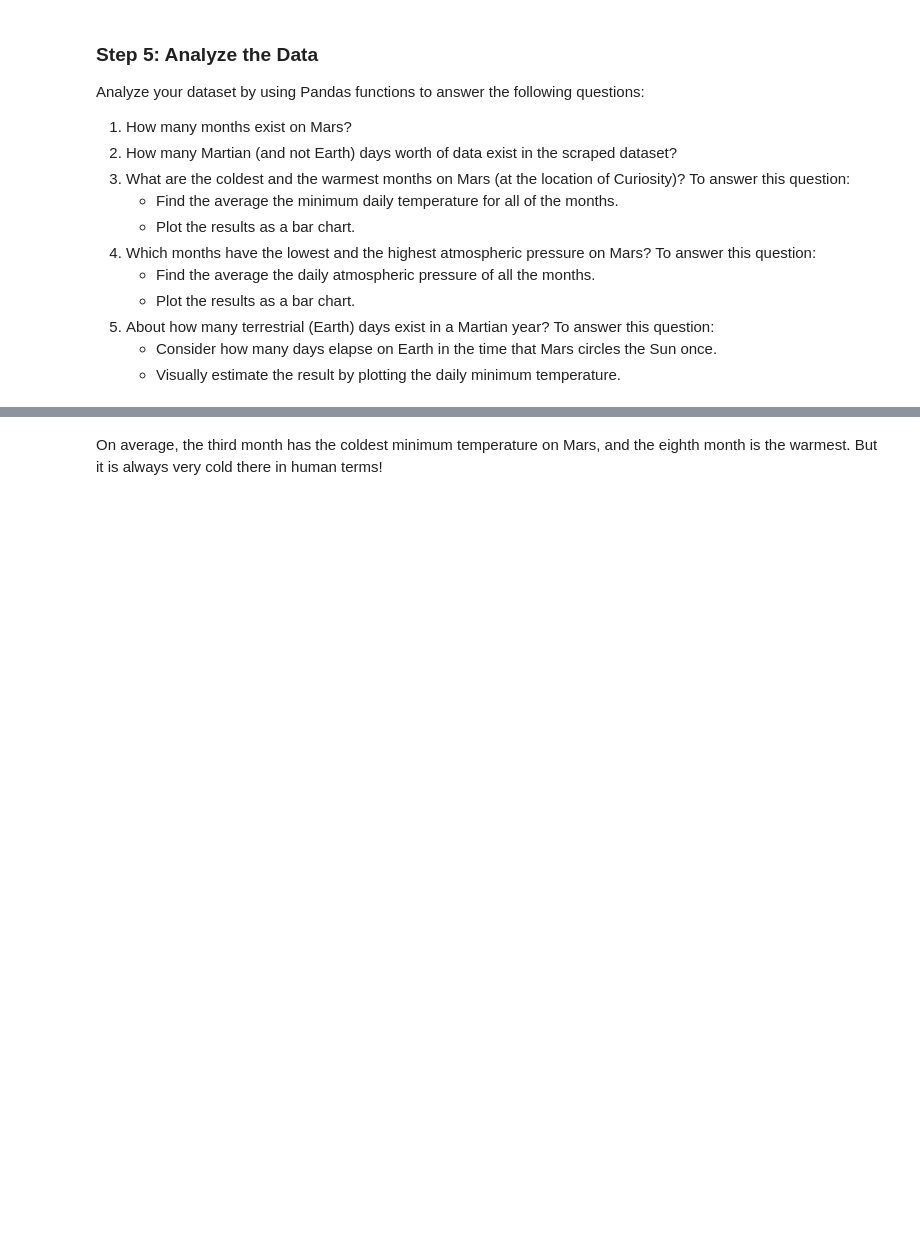
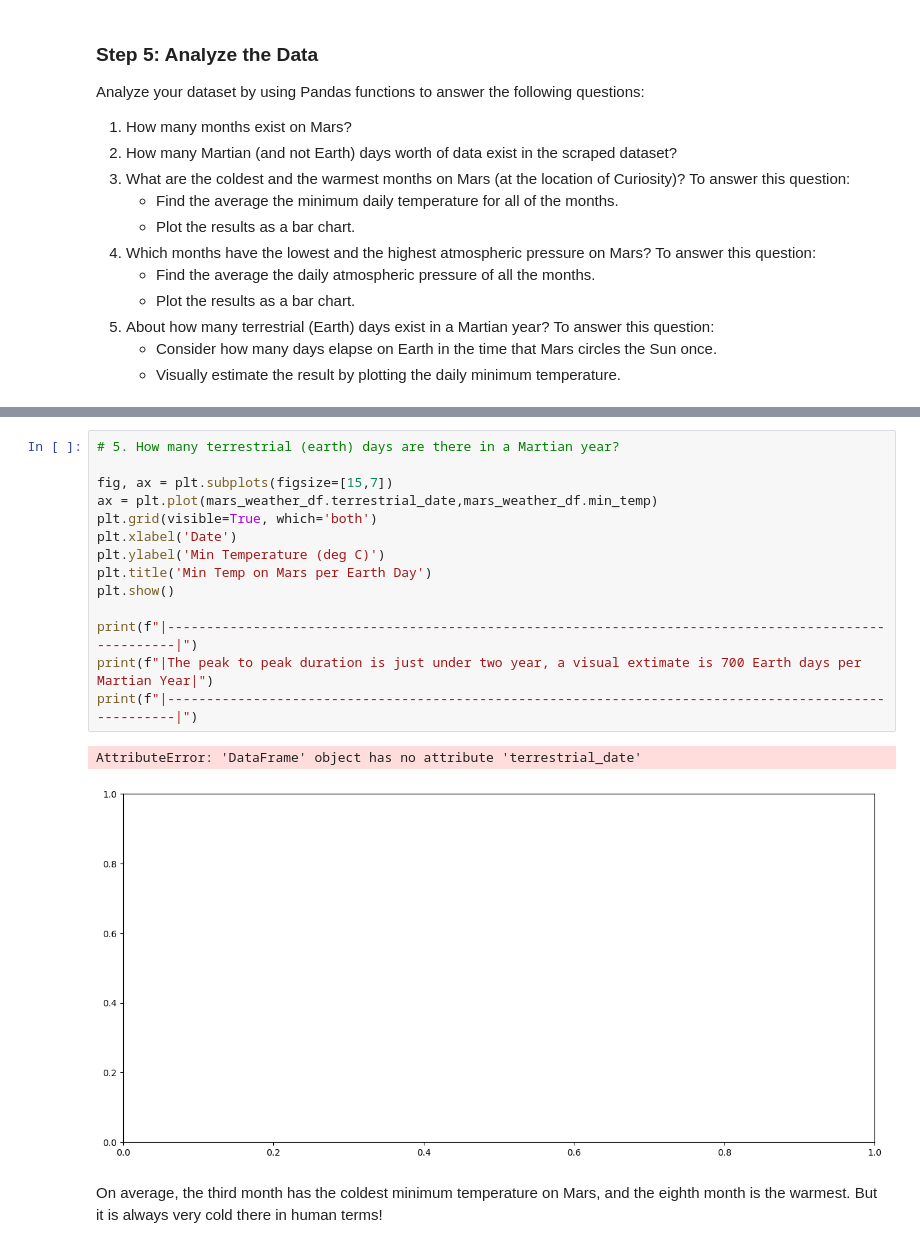
Before and after one commit to emichellet/mars_challenge, a Jupyter notebook: part_2_mars_weather.ipynb, the cells around one changed output, grey strips where cells are left out. Drawn from its saved outputs; the diff is of its cells as text; blank space fills up the shorter version.

```diff
--- a/part_2_mars_weather.ipynb
+++ b/part_2_mars_weather.ipynb
@@ -233,3 +204,20 @@ Name: pressure, dtype: float64
+# %%
+# 5. How many terrestrial (earth) days are there in a Martian year?
+
+fig, ax = plt.subplots(figsize=[15,7])
+ax = plt.plot(mars_weather_df.terrestrial_date,mars_weather_df.min_temp)
+plt.grid(visible=True, which='both')
+plt.xlabel('Date')
+plt.ylabel('Min Temperature (deg C)')
+plt.title('Min Temp on Mars per Earth Day')
+plt.show()
+
+print(f"|------------------------------------------------------------------------------------------------------|")
+print(f"|The peak to peak duration is just under two year, a visual extimate is 700 Earth days per Martian Year|")
+print(f"|------------------------------------------------------------------------------------------------------|")
+# %% [output]
+AttributeError: 'DataFrame' object has no attribute 'terrestrial_date'
+[figure, added]
 # %% [markdown]
 On average, the third month has the coldest minimum temperature on Mars, and the eighth month is the warmest. But it is always very cold there in human terms!
 # %% [markdown]
```
Also changed, not shown: parts of 20 cells of this notebook, 2 other files.
